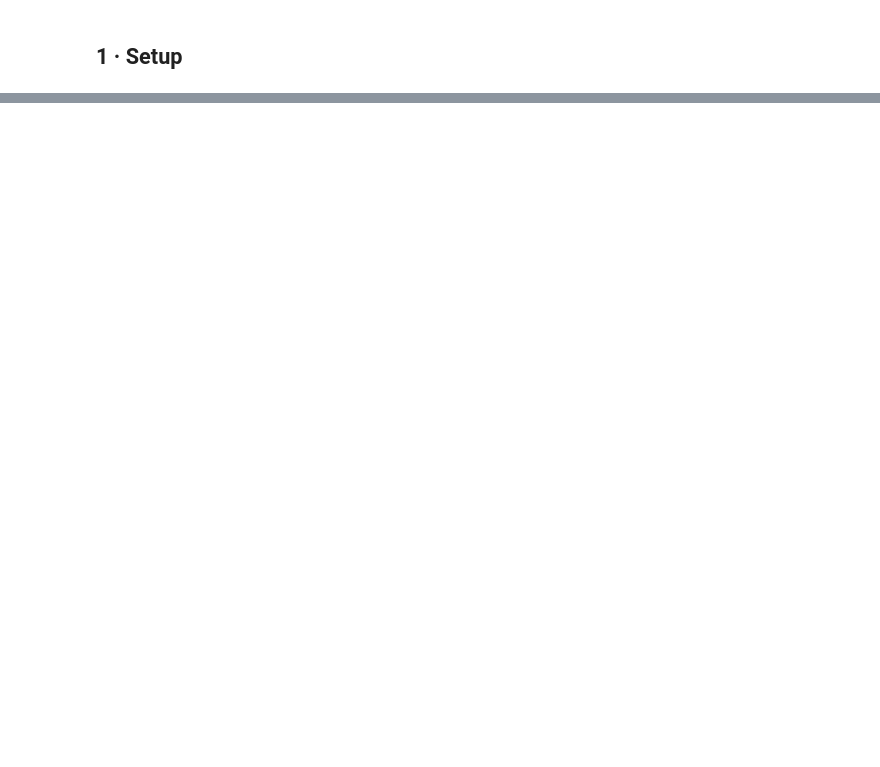
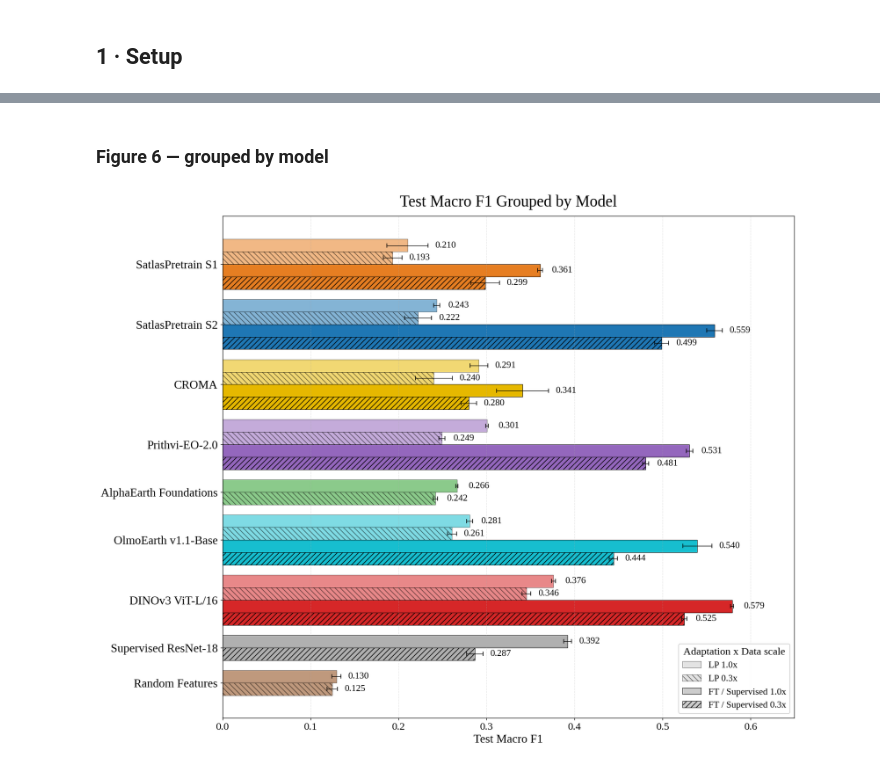
Before and after one commit to justing0909/infra-bench-cls, a Jupyter notebook: plots/paper_figures.ipynb, the cells around one changed output, grey strips where cells are left out. Saved outputs shown, nothing was run; the diff lists cells and outputs as text; code cells hidden in the pictures; blank space fills up the shorter version.

```diff
--- a/plots/paper_figures.ipynb
+++ b/plots/paper_figures.ipynb
@@ -1321,0 +679,74 @@ Random Features             0.214 +/- 0.008  0.183 +/- 0.007  ---              -
+# %% [markdown]
+### Figure 6 — grouped by model
+# %%
+def figure_6_grouped_by_model():
+    method_style = {
+        ('LP', '1.0x'):  {'alpha': 0.55, 'hatch': ''},
+        ('LP', '0.3x'):  {'alpha': 0.55, 'hatch': '\\\\\\'},
+        ('FT', '1.0x'):  {'alpha': 1.00, 'hatch': ''},
+        ('FT', '0.3x'):  {'alpha': 1.00, 'hatch': '///'},
+        ('Sup', '1.0x'): {'alpha': 1.00, 'hatch': ''},
+        ('Sup', '0.3x'): {'alpha': 1.00, 'hatch': '///'},
+    }
+    methods_full   = [('LP', '1.0x'), ('LP', '0.3x'), ('FT', '1.0x'), ('FT', '0.3x')]
+    methods_alpha  = [('LP', '1.0x'), ('LP', '0.3x')]
+    methods_sup    = [('Sup', '1.0x'), ('Sup', '0.3x')]
+    methods_random = [('LP', '1.0x'), ('LP', '0.3x')]
+
+    fig, ax = plt.subplots(figsize=(15, 12))
+    bar_h = 0.19
+    y_positions, y_labels, y_current = [], [], 0.0
+
+    for fm in FM_ORDER:
+        color = FM_COLORS[fm]
+        if fm == 'AlphaEarth Foundations':
+            methods = methods_alpha
+        elif fm == 'Supervised ResNet-18':
+            methods = methods_sup
+        elif fm == 'Random Features':
+            methods = methods_random
+        else:
+            methods = methods_full
+
+        fm_y_start = y_current
+        for meth, frac in methods:
+            d = load_agg(fm, meth, frac)
+            if d is None:
+                continue
+            v, s = d['test_macro_f1']['mean'], d['test_macro_f1']['std']
+            style = method_style[(meth, frac)]
+            ax.barh(y_current, v, height=bar_h, color=color, edgecolor='black',
+                    linewidth=0.6, hatch=style['hatch'], alpha=style['alpha'],
+                    xerr=s if s > 0 else None,
+                    error_kw={'ecolor': 'black', 'capsize': 3, 'linewidth': 0.8})
+            ax.text(v + max(s, 0.005) + 0.008, y_current, f'{v:.3f}',
+                    va='center', fontsize=14)
+            y_current += bar_h
+        y_positions.append((fm_y_start + y_current - bar_h) / 2)
+        y_labels.append(fm)
+        y_current += bar_h * 0.8
+
+    ax.set_yticks(y_positions)
+    ax.set_yticklabels(y_labels, fontsize=18)
+    ax.set_xlabel('Test Macro F1', fontsize=18)
+    ax.set_xlim(0, 0.65)
+    ax.grid(axis='x', alpha=0.3, linestyle='--')
+    ax.invert_yaxis()
+    ax.tick_params(axis='x', labelsize=16)
+    ax.set_title('Test Macro F1 Grouped by Model', fontsize=24, pad=15)
+
+    style_legend = [
+        Patch(facecolor='#cccccc', edgecolor='black', linewidth=0.6, alpha=0.55, label='LP 1.0x'),
+        Patch(facecolor='#cccccc', edgecolor='black', linewidth=0.6, alpha=0.55, hatch='\\\\\\', label='LP 0.3x'),
+        Patch(facecolor='#cccccc', edgecolor='black', linewidth=0.6, alpha=1.0, label='FT / Supervised 1.0x'),
+        Patch(facecolor='#cccccc', edgecolor='black', linewidth=0.6, alpha=1.0, hatch='///', label='FT / Supervised 0.3x'),
+    ]
+    ax.legend(handles=style_legend, loc='lower right', fontsize=14, framealpha=0.95,
+              title='Adaptation x Data scale', title_fontsize=16)
+    plt.tight_layout()
+    plt.savefig(OUTPUTS_DIR / 'fig6_grouped_by_model.png', dpi=200, bbox_inches='tight')
+    plt.show()
+
+figure_6_grouped_by_model()
+# %% [output]
+[figure, added]
```
Also changed, not shown: parts of 49 cells of this notebook, 36 other files.
